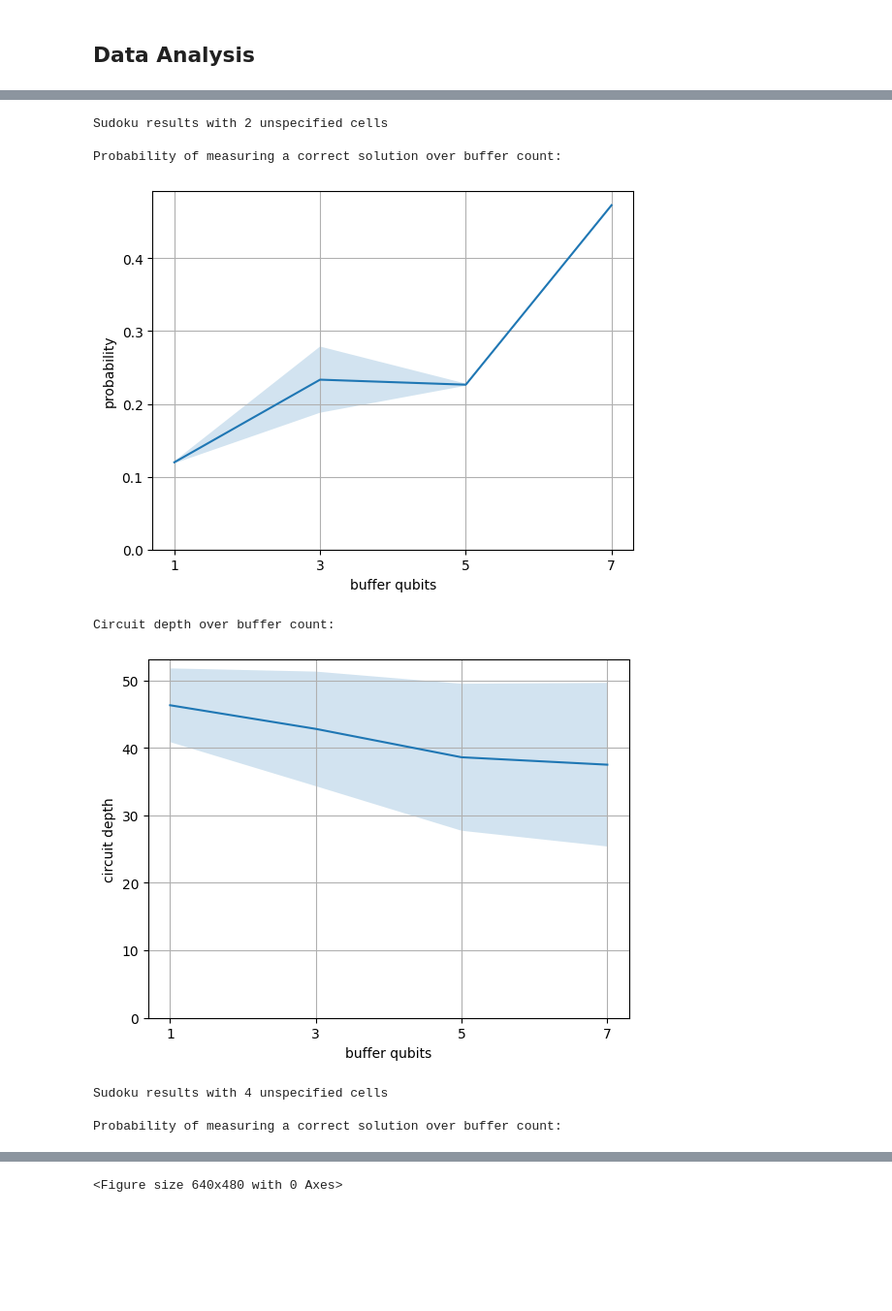
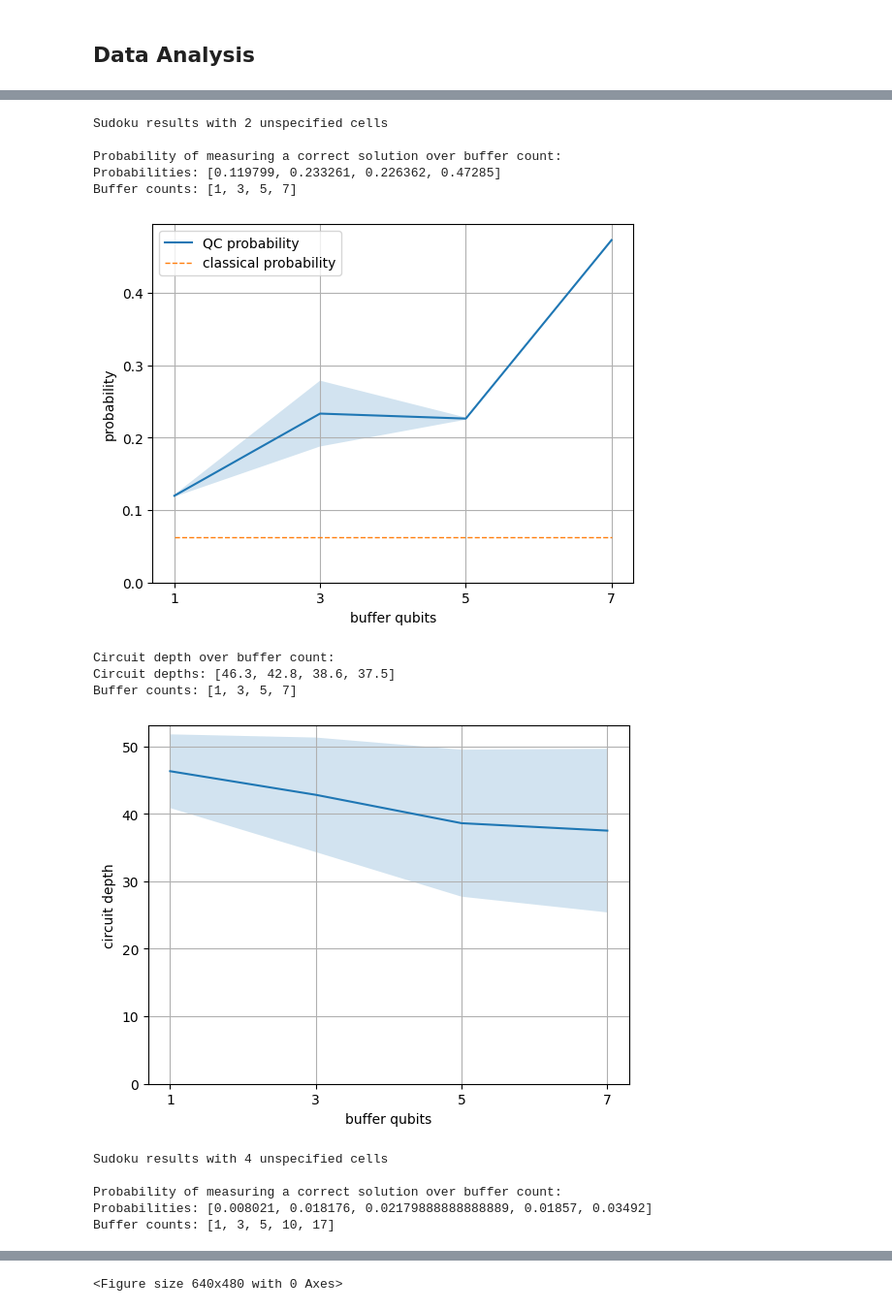
Before and after one commit to westoun/gospl, a Jupyter notebook: evaluation/evaluation.ipynb, the cells around one changed output, grey strips where cells are left out. Shown at 97% size. Saved outputs shown, nothing was run; the diff lists cells and outputs as text; code cells hidden in the pictures; blank space fills up the shorter version.

Commit message:
Add classical probability to plot

```diff
--- a/evaluation/evaluation.ipynb
+++ b/evaluation/evaluation.ipynb
@@ -120,6 +120,18 @@ def get_probabilities(experiments: List, constraint_violations: int = 0) -> List
                 break
 
     return probabilities
+# %%
+def get_solution_counts(experiments: List, constraint_violations: int = 0) -> List[float]:
+    solution_counts = []
+
+    for experiment in experiments:
+
+        for result in experiment["results"]:
+            if result["constraint_violations"] == constraint_violations:
+                solution_counts.append(result["state_count"])
+                break
+
+    return solution_counts
 # %%
 def get_gate_counts(experiments: List) -> List[float]:
     gate_counts = []
@@ -167,7 +179,7 @@ def compute_graph_coloring_search_space_sizes(experiments: List) -> List[int]:
 # %% [markdown]
 ## Visualization Functions
 # %%
-def plot_probability_per_buffer_count(experiments: List, target_path: None):
+def plot_probability_per_buffer_count(experiments: List, target_path: None, classical_probability: None):
     buffer_counts = get_buffer_counts(experiments)
 
     x = []
@@ -187,15 +199,20 @@ def plot_probability_per_buffer_count(experiments: List, target_path: None):
         else:
             x.append(buffer_count)
 
+        solution_counts = get_solution_counts(rel_experiments, constraint_violations=0)
         probabilities = get_probabilities(
             rel_experiments, constraint_violations=0)
+
+        probabilities = [
+            probability * solution_count for probability, solution_count in zip(probabilities, solution_counts)
+        ]
 
         mean_probabilities.append(mean(probabilities))
         std_probabilities.append(stdev(probabilities))
 
     ax = plt.subplot()
 
-    ax.plot(x, mean_probabilities)
+    ax.plot(x, mean_probabilities, label="QC probability") # TODO: Find better labels.
 
     lower_bounds = [value - std for value,
                     std in zip(mean_probabilities, std_probabilities)]
@@ -206,13 +223,21 @@ def plot_probability_per_buffer_count(experiments: List, target_path: None):
         x, lower_bounds, upper_bounds, alpha=0.2
     )
 
+    if classical_probability is not None:
+        classical_probability = max(get_solution_counts(experiments, constraint_violations=0)) * classical_probability
+        ax.plot(x, [classical_probability for _ in x], label="classical probability", linestyle="dashed", linewidth=1)
+
     ax.set_xlabel("buffer qubits")
     ax.set_ylabel("probability")
     ax.set_xticks(x)
 
     ax.set_ylim(0)
 
+    print("Probabilities:", mean_probabilities)
+    print("Buffer counts:", x)
+
     plt.grid()
+    plt.legend()
 
     if target_path is not None:
         plt.savefig(target_path, bbox_inches='tight')
@@ -340,36 +372,44 @@ Search space sizes: []
 # %%
 variable_counts = get_variable_counts(sudoku_experiments)
 
 for variable_count in variable_counts:
     rel_sudoku_experiments = filter_experiments(
         sudoku_experiments, params={
             "variable_count": variable_count
         }
     )
 
     printb(f"\nSudoku results with {variable_count} unspecified cells\n")
 
     print("Probability of measuring a correct solution over buffer count:")
+    classical_probability = 1 / compute_sudoku_search_space_sizes(rel_sudoku_experiments)[0]
     plot_probability_per_buffer_count(
-        rel_sudoku_experiments, target_path=f"results/figures/sudoku_{variable_count}v_probabilities.png"
+        rel_sudoku_experiments, target_path=f"results/figures/sudoku_{variable_count}v_probabilities.png",
+        classical_probability=classical_probability
     )
 
     print("Circuit depth over buffer count:")
     plot_circuit_depth_per_buffer_count(
         rel_sudoku_experiments, target_path=f"results/figures/sudoku_{variable_count}v_circuit_depths.png"
     )
 
     # print("Gate count over buffer count:")
     # plot_gate_count_per_buffer_count(
     #     rel_sudoku_experiments, target_path=f"results/figures/sudoku_{variable_count}v_gate_counts.png"
     # )
 # %% [output]
 Sudoku results with 2 unspecified cells
 
 Probability of measuring a correct solution over buffer count:
+Probabilities: [0.119799, 0.233261, 0.226362, 0.47285]
+Buffer counts: [1, 3, 5, 7]
-[figure, old version]
+[figure, new version]
 Circuit depth over buffer count:
+Circuit depths: [46.3, 42.8, 38.6, 37.5]
+Buffer counts: [1, 3, 5, 7]
 [figure]
 Sudoku results with 4 unspecified cells
 
 Probability of measuring a correct solution over buffer count:
+Probabilities: [0.008021, 0.018176, 0.02179888888888889, 0.01857, 0.03492]
+Buffer counts: [1, 3, 5, 10, 17]
```
Also changed, not shown: parts of 4 cells of this notebook.
